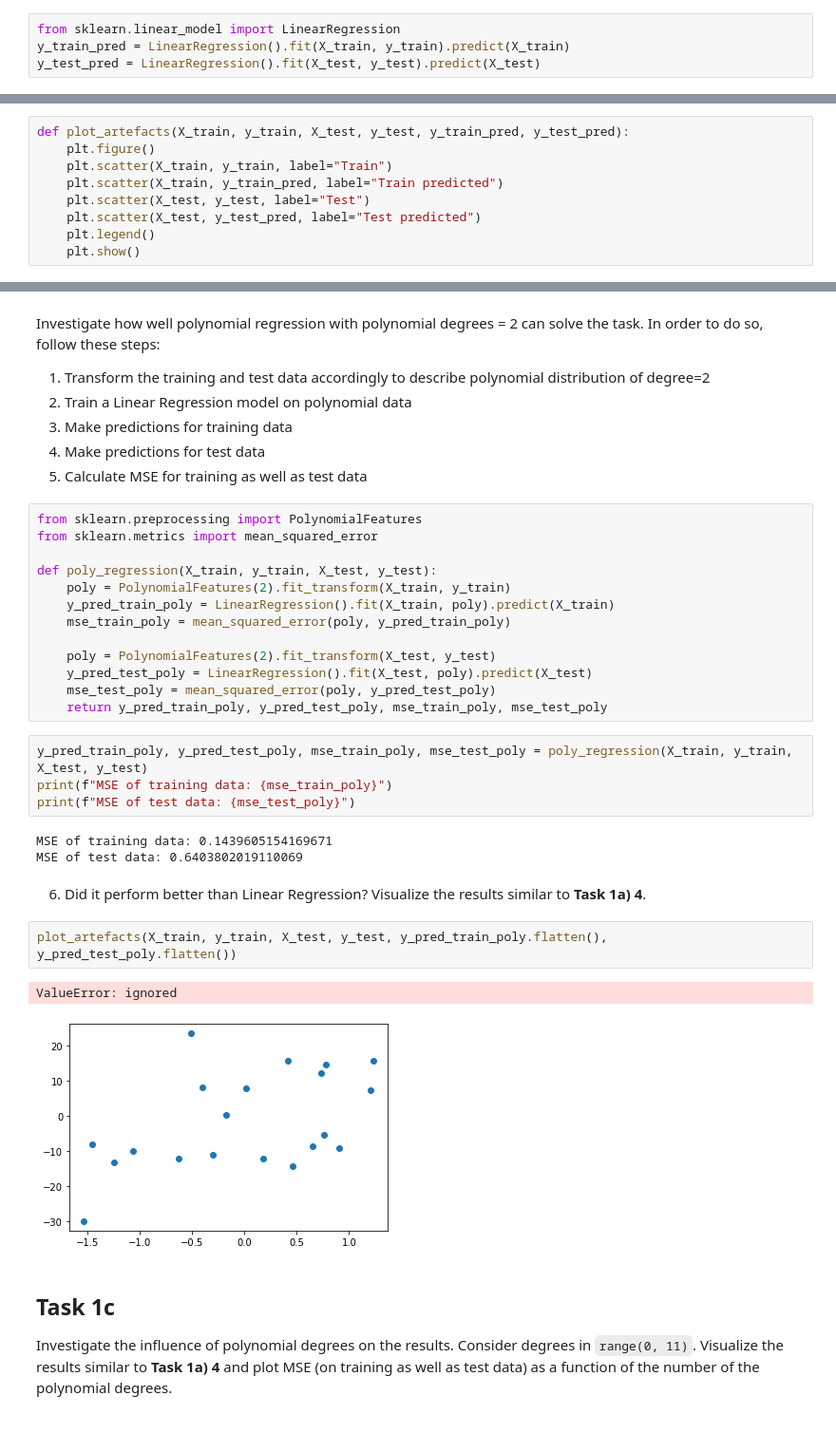
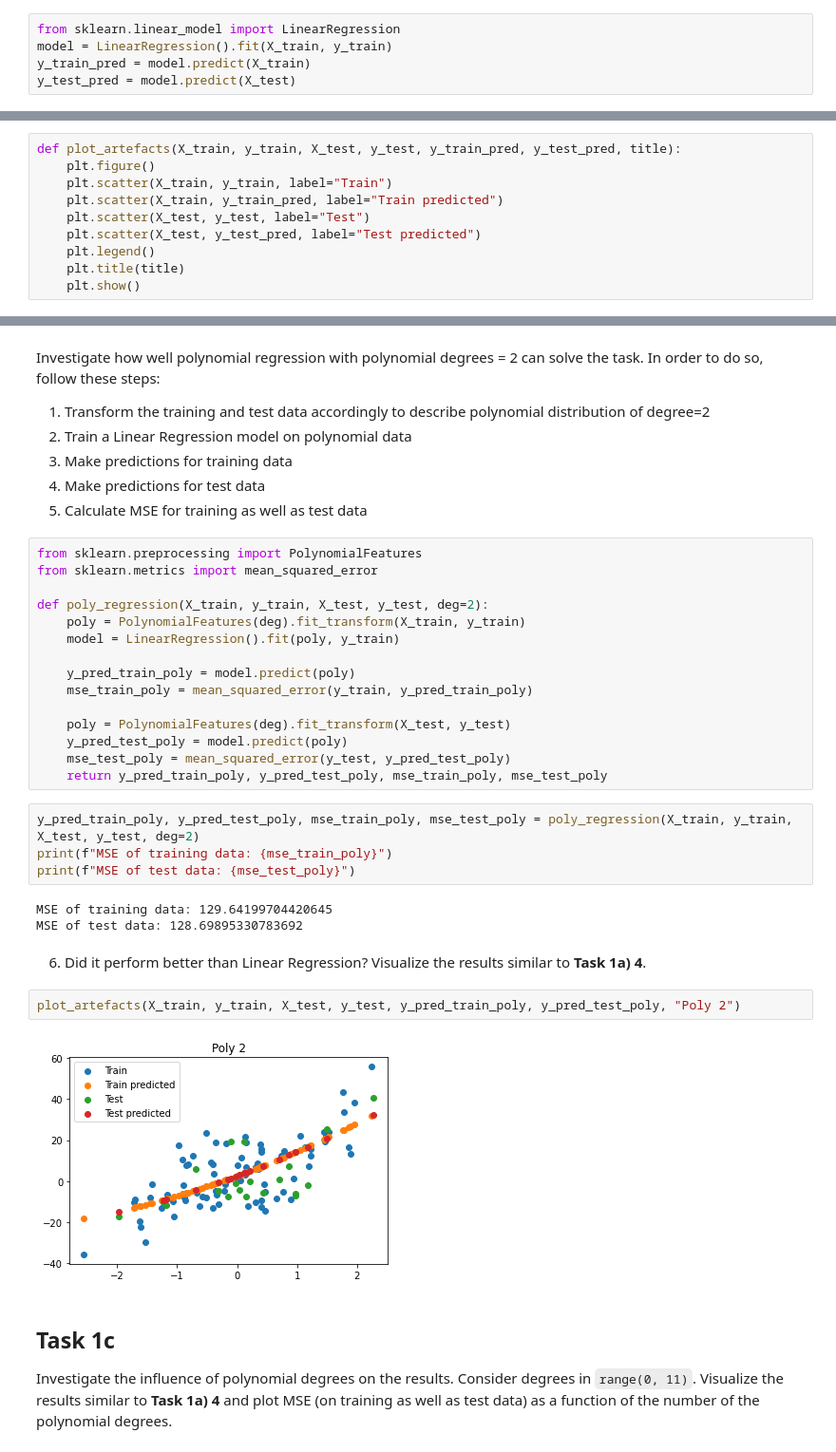
Before and after one commit to ChiliEater/mldm, a Jupyter notebook: L04_Polynomial_and_Logistic_Regression_LAB_ASSIGNMENT.ipynb, the cells around one changed output, grey strips where cells are left out. Shown: that part at 95% size. Cells and saved outputs as stored; diff of their text form.

```diff
--- a/L04_Polynomial_and_Logistic_Regression_LAB_ASSIGNMENT.ipynb
+++ b/L04_Polynomial_and_Logistic_Regression_LAB_ASSIGNMENT.ipynb
@@ -36,8 +36,9 @@ X_train, X_test, y_train, y_test = train_test_split(x, y, random_state=RANDOM_SE
 2. Apply Linear Regression on the data and predict `y` values for training as well test data
 # %%
 from sklearn.linear_model import LinearRegression
-y_train_pred = LinearRegression().fit(X_train, y_train).predict(X_train)
-y_test_pred = LinearRegression().fit(X_test, y_test).predict(X_test)
+model = LinearRegression().fit(X_train, y_train)
+y_train_pred = model.predict(X_train)
+y_test_pred = model.predict(X_test)
 # %% [markdown]
 3. Calculate MSE for training as well as for test data.
 # %%
@@ -54,12 +55,13 @@ MSE of test data: 122.3176509271317
 # %% [markdown]
 4. Visualize the model's artefacts: Plot all the data as well as Linear Regression predictions for training and test data in a scatter plot. Don't forget a legend to differentiate the data.
 # %%
-def plot_artefacts(X_train, y_train, X_test, y_test, y_train_pred, y_test_pred):
+def plot_artefacts(X_train, y_train, X_test, y_test, y_train_pred, y_test_pred, title):
     plt.figure()
     plt.scatter(X_train, y_train, label="Train")
     plt.scatter(X_train, y_train_pred, label="Train predicted")
     plt.scatter(X_test, y_test, label="Test")
     plt.scatter(X_test, y_test_pred, label="Test predicted")
     plt.legend()
+    plt.title(title)
     plt.show()
 # %%
@@ -78,29 +80,30 @@ Investigate how well polynomial regression with polynomial degrees = 2 can solve
 from sklearn.preprocessing import PolynomialFeatures
 from sklearn.metrics import mean_squared_error
 
-def poly_regression(X_train, y_train, X_test, y_test):
-    poly = PolynomialFeatures(2).fit_transform(X_train, y_train)
-    y_pred_train_poly = LinearRegression().fit(X_train, poly).predict(X_train)
-    mse_train_poly = mean_squared_error(poly, y_pred_train_poly)
+def poly_regression(X_train, y_train, X_test, y_test, deg=2):
+    poly = PolynomialFeatures(deg).fit_transform(X_train, y_train)
+    model = LinearRegression().fit(poly, y_train)
 
-    poly = PolynomialFeatures(2).fit_transform(X_test, y_test)
-    y_pred_test_poly = LinearRegression().fit(X_test, poly).predict(X_test)
-    mse_test_poly = mean_squared_error(poly, y_pred_test_poly)
+    y_pred_train_poly = model.predict(poly)
+    mse_train_poly = mean_squared_error(y_train, y_pred_train_poly)
+
+    poly = PolynomialFeatures(deg).fit_transform(X_test, y_test)
+    y_pred_test_poly = model.predict(poly)
+    mse_test_poly = mean_squared_error(y_test, y_pred_test_poly)
     return y_pred_train_poly, y_pred_test_poly, mse_train_poly, mse_test_poly
 # %%
-y_pred_train_poly, y_pred_test_poly, mse_train_poly, mse_test_poly = poly_regression(X_train, y_train, X_test, y_test)
+y_pred_train_poly, y_pred_test_poly, mse_train_poly, mse_test_poly = poly_regression(X_train, y_train, X_test, y_test, deg=2)
 print(f"MSE of training data: {mse_train_poly}")
 print(f"MSE of test data: {mse_test_poly}")
 # %% [output]
-MSE of training data: 0.1439605154169671
-MSE of test data: 0.6403802019110069
+MSE of training data: 129.64199704420645
+MSE of test data: 128.69895330783692
 # %% [markdown]
 6. Did it perform better than Linear Regression? Visualize the results similar to **Task 1a) 4**.
 # %%
-plot_artefacts(X_train, y_train, X_test, y_test, y_pred_train_poly.flatten(), y_pred_test_poly.flatten())
+plot_artefacts(X_train, y_train, X_test, y_test, y_pred_train_poly, y_pred_test_poly, "Poly 2")
 # %% [output]
-ValueError: ignored
-[figure, old version]
+[figure, new version]
 # %% [markdown]
 ## Task 1c
 Investigate the influence of polynomial degrees on the results. Consider degrees in `range(0, 11)`. Visualize the results similar to **Task 1a) 4** and plot MSE (on training as well as test data) as a function of the number of the polynomial degrees.
```
Also changed, not shown: parts of 13 cells of this notebook.
